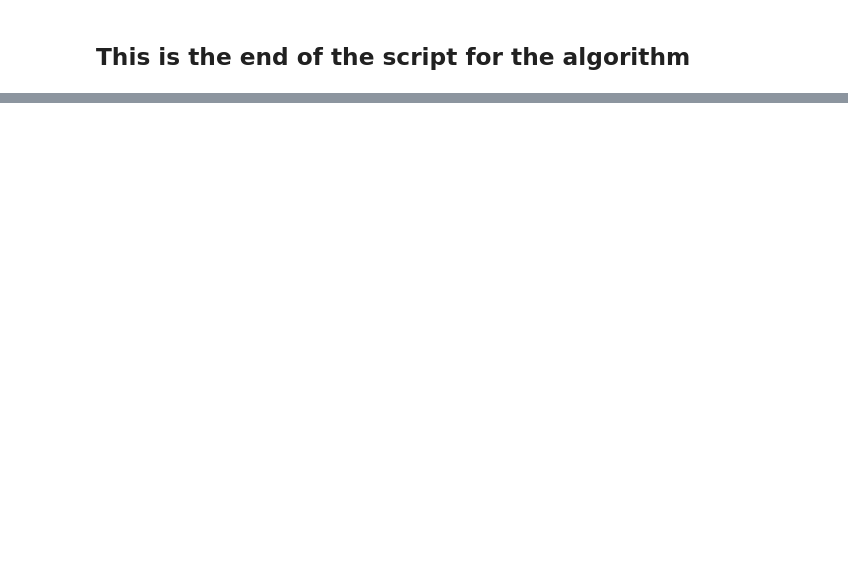
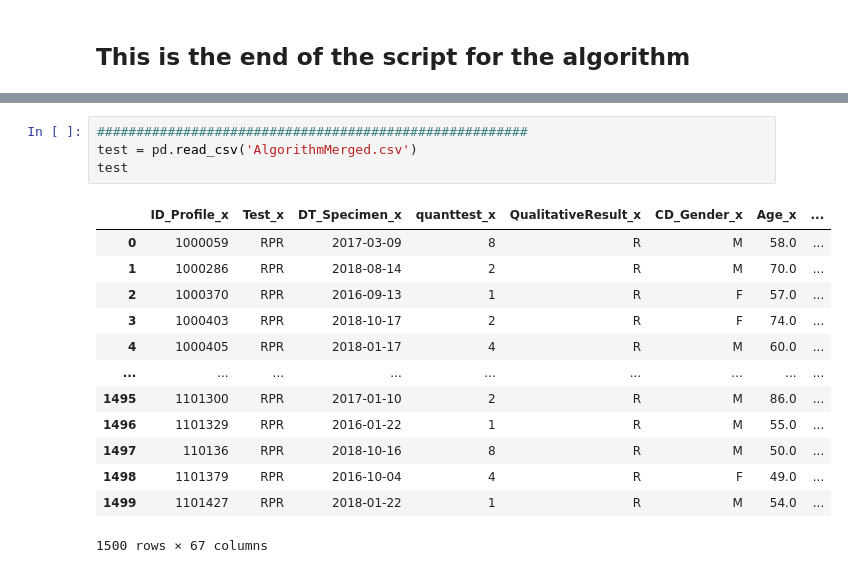
Before and after one commit to CDCgov/Syphilis_Record_Search_and_Review_Algorithm, a Jupyter notebook: notebooks/CDC Syphilis Serology Prioritization Algorithm Script v3.ipynb, the cells around one changed output, grey strips where cells are left out. Drawn from its saved outputs; the diff is of its cells as text; blank space fills up the shorter version.

```diff
--- a/notebooks/CDC Syphilis Serology Prioritization Algorithm Script v3.ipynb
+++ b/notebooks/CDC Syphilis Serology Prioritization Algorithm Script v3.ipynb
@@ -1061,0 +1017,18 @@ df_main.groupby(['DS_Disposition','AlgorithmDispo'])["ID_Profile"].count()
+# %%
+#######################################################
+test = pd.read_csv('AlgorithmMerged.csv')
+test
+# %% [output]
+|  | ID_Profile_x | Test_x | DT_Specimen_x | quanttest_x | QualitativeResult_x | CD_Gender_x | Age_x | ... |
+| 0 | 1000059 | RPR | 2017-03-09 | 8 | R | M | 58.0 | ... |
+| 1 | 1000286 | RPR | 2018-08-14 | 2 | R | M | 70.0 | ... |
+| 2 | 1000370 | RPR | 2016-09-13 | 1 | R | F | 57.0 | ... |
+| 3 | 1000403 | RPR | 2018-10-17 | 2 | R | F | 74.0 | ... |
+| 4 | 1000405 | RPR | 2018-01-17 | 4 | R | M | 60.0 | ... |
+| ... | ... | ... | ... | ... | ... | ... | ... | ... |
+| 1495 | 1101300 | RPR | 2017-01-10 | 2 | R | M | 86.0 | ... |
+| 1496 | 1101329 | RPR | 2016-01-22 | 1 | R | M | 55.0 | ... |
+| 1497 | 110136 | RPR | 2018-10-16 | 8 | R | M | 50.0 | ... |
+| 1498 | 1101379 | RPR | 2016-10-04 | 4 | R | F | 49.0 | ... |
+| 1499 | 1101427 | RPR | 2018-01-22 | 1 | R | M | 54.0 | ... |
+1500 rows × 67 columns
```
Also changed, not shown: parts of 32 cells of this notebook.
